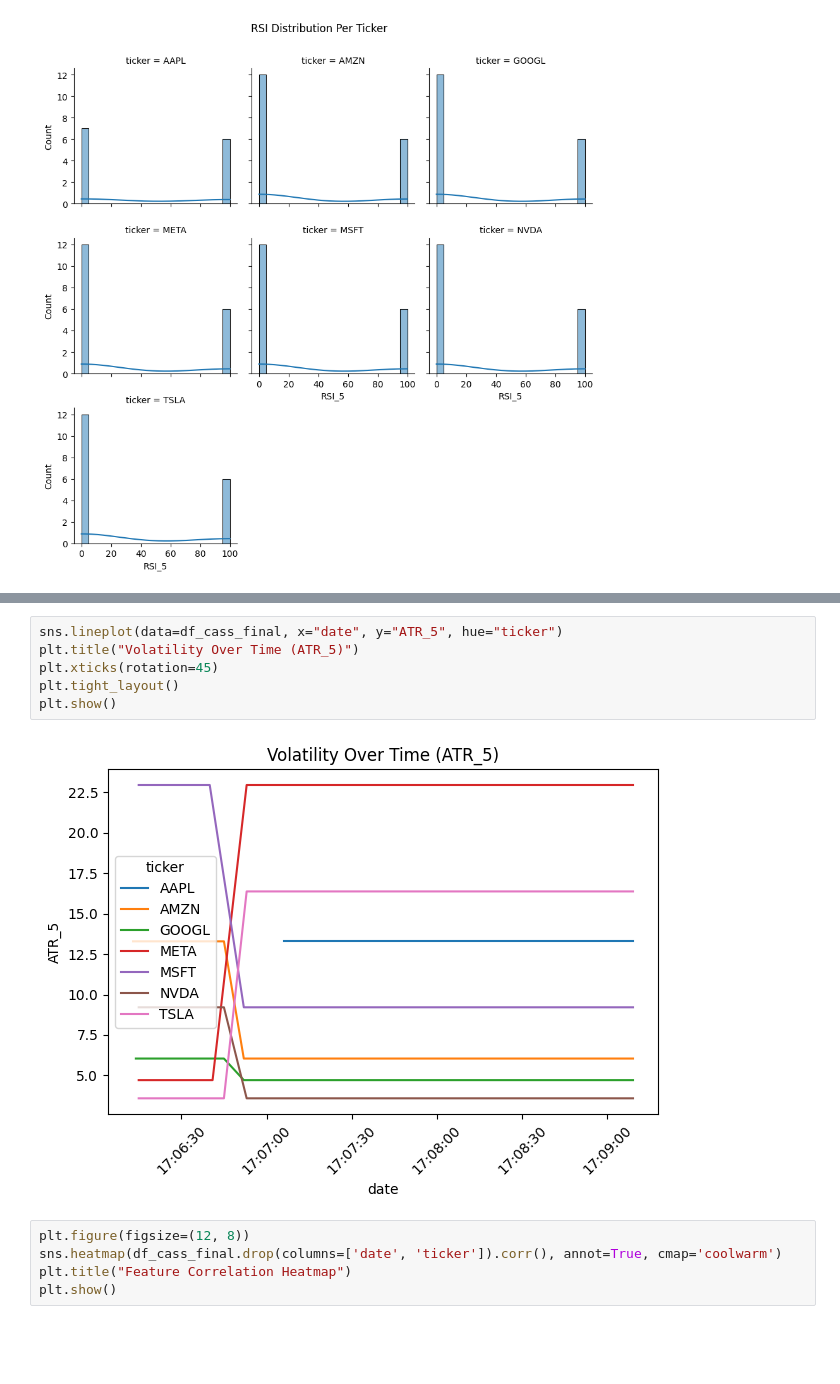
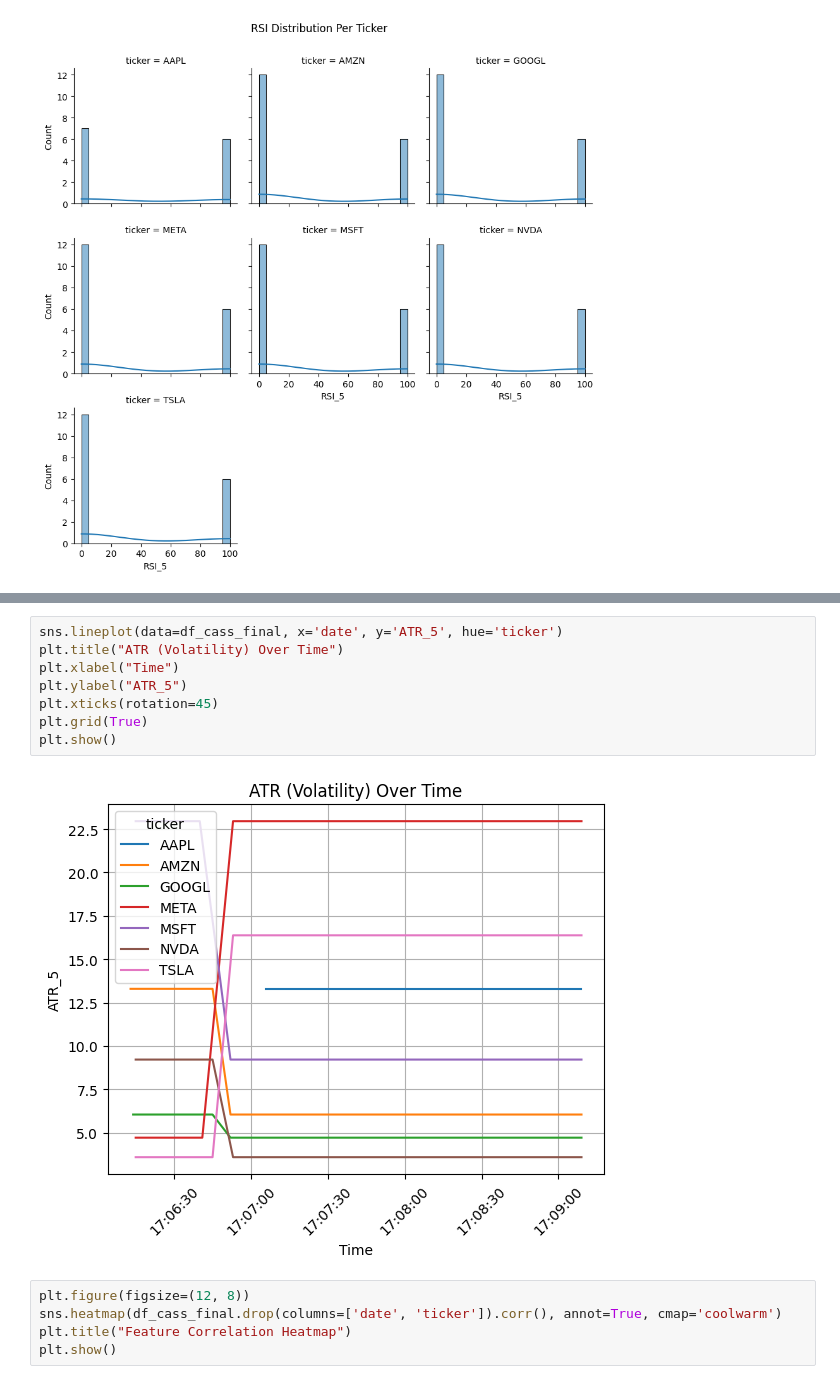
Before and after one commit to HaseemArshad/Stock-Market-Prediction-Model, a Jupyter notebook: StockMarketPredictionModel.ipynb, the cells around one changed output, grey strips where cells are left out. Cells and saved outputs as stored; diff of their text form; blank space fills up the shorter version.

Commit message:
added graphs

```diff
--- a/StockMarketPredictionModel.ipynb
+++ b/StockMarketPredictionModel.ipynb
@@ -671,11 +683,13 @@ plt.show()
 # %%
-sns.lineplot(data=df_cass_final, x="date", y="ATR_5", hue="ticker")
-plt.title("Volatility Over Time (ATR_5)")
+sns.lineplot(data=df_cass_final, x='date', y='ATR_5', hue='ticker')
+plt.title("ATR (Volatility) Over Time")
+plt.xlabel("Time")
+plt.ylabel("ATR_5")
 plt.xticks(rotation=45)
-plt.tight_layout()
+plt.grid(True)
 plt.show()
 # %% [output]
-[figure, old version]
+[figure, new version]
 # %%
 plt.figure(figsize=(12, 8))
 sns.heatmap(df_cass_final.drop(columns=['date', 'ticker']).corr(), annot=True, cmap='coolwarm')
```
Also changed, not shown: parts of 3 cells of this notebook.
